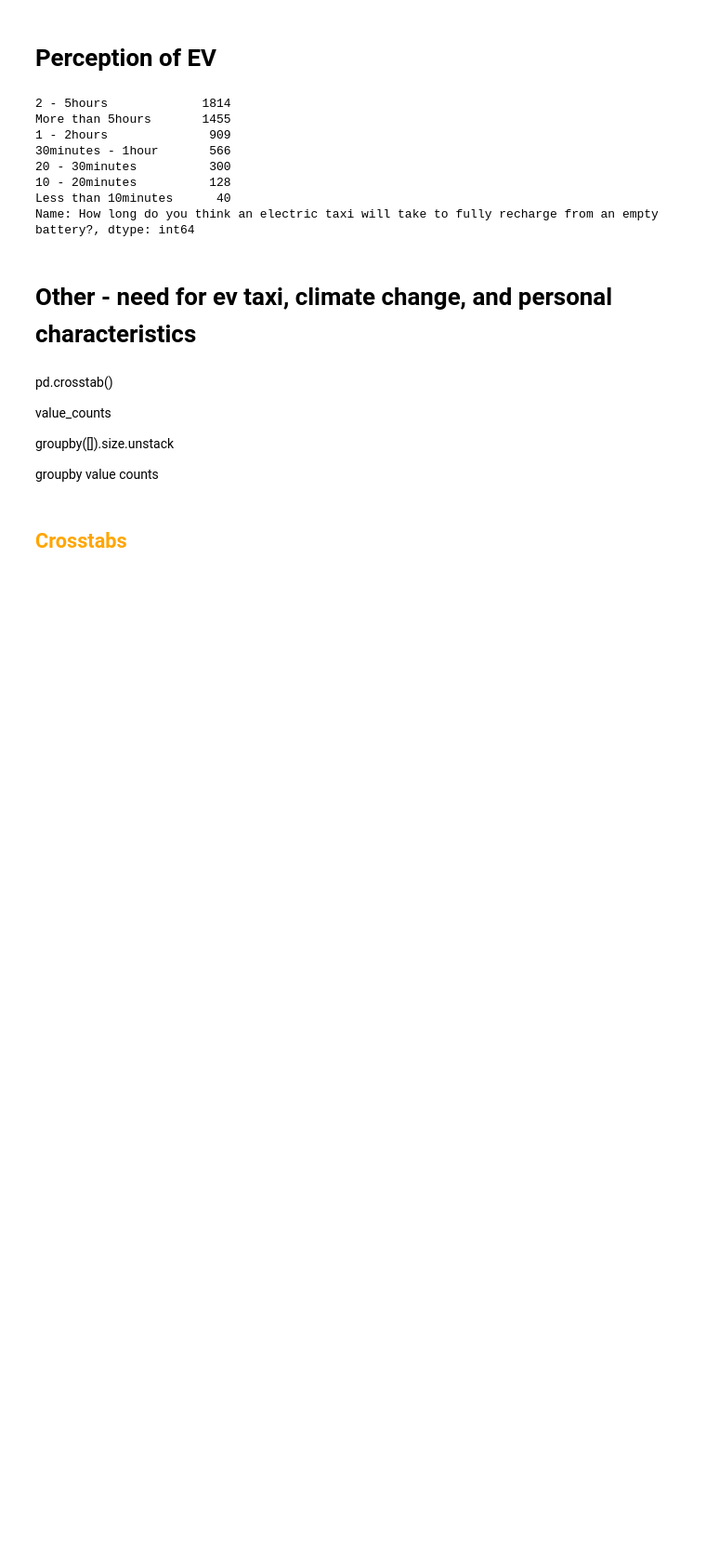
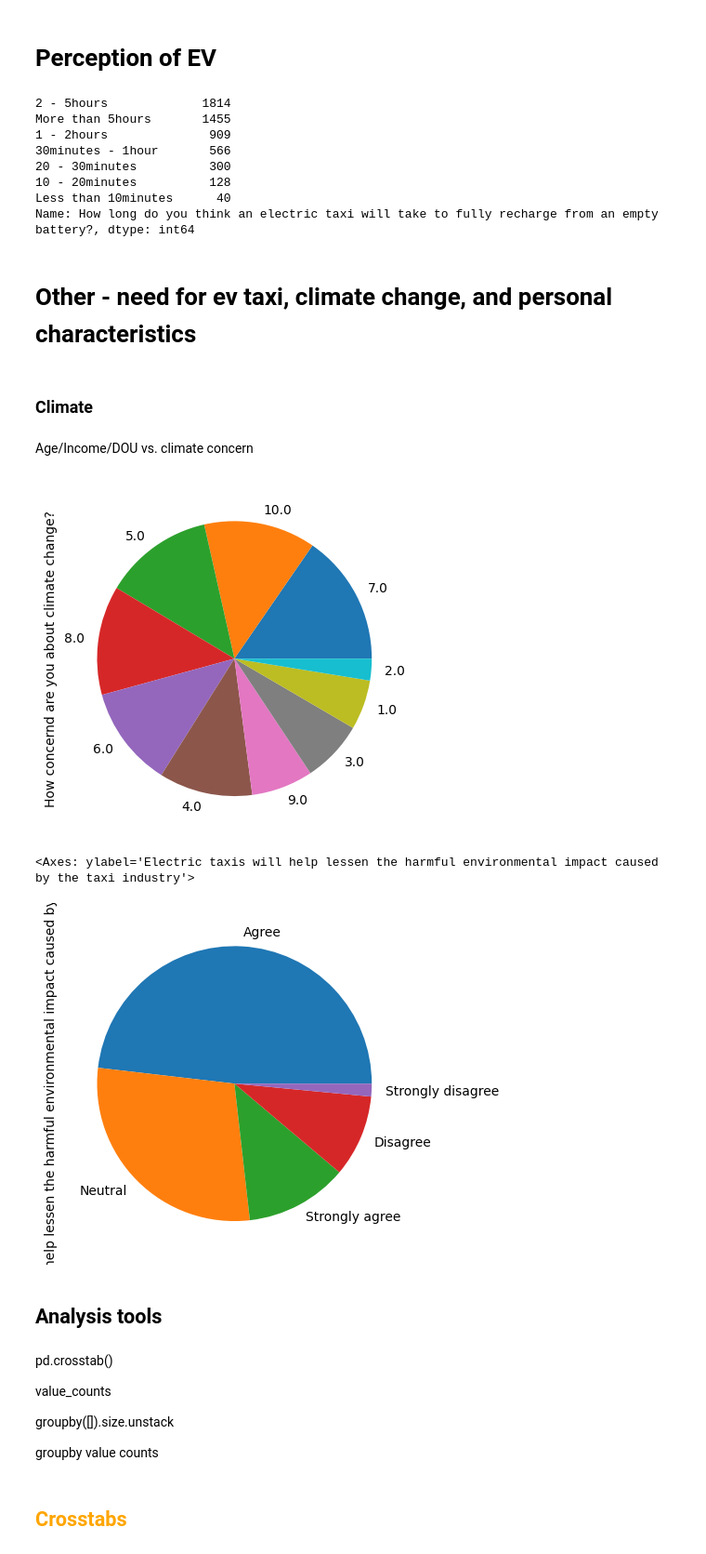
Before and after one commit to ChullEPG/taxi-survey, a Jupyter notebook: taxi_survey_explore.ipynb, the cells around one changed output. Shown at 93% size. Drawn from its saved outputs; the diff is of its cells as text; code cells hidden in the pictures; blank space fills up the shorter version.

```diff
--- a/taxi_survey_explore.ipynb
+++ b/taxi_survey_explore.ipynb
@@ -67,0 +229,5 @@ pd.DataFrame(age.value_counts())
+# %%
+df['benefits_of_etaxi_exploded'] = df[driver_questions[8]].str.split(';')
+exploded_df = df.explode('benefits_of_etaxi_exploded', demographics[4])
+exploded_df['age'] = exploded_df[demographics[4]]
+exploded_df
@@ -232,6 +569,8 @@ Name: How long do you think an electric taxi will take to fully recharge from an
 need_for_e_taxi = df.columns[81:84]
 possible_to_buy_ev = df[need_for_e_taxi[0]]
 no_longer_possible_to_buy_ICE = df[need_for_e_taxi[1]]
+# %% [markdown]
+### Climate
 # %%
 climate_change = df.columns[84:89]
 climate_concern = df[climate_change[0]]
@@ -239,6 +578,16 @@ climate_taxis_should_reduce_env_impact = df[climate_change[1]]
 climate_ICE_taxis_harm_environment = df[climate_change[2]]
 climate_EV_taxis_help_environment = df[climate_change[3]]
 climate_govt_should_switch_to_ev = df[climate_change[4]]
+# %% [markdown]
+Age/Income/DOU vs. climate concern
+# %%
+climate_concern.value_counts().plot(kind='pie')
+plt.show()
+climate_EV_taxis_help_environment.value_counts().plot(kind='pie')
+# %% [output]
+[figure, added]
+<Axes: ylabel='Electric taxis will help lessen the harmful environmental impact caused by the taxi industry'>
+[figure, added]
 # %%
 personal_characteristics = df.columns[89:92]
 personal_risk_taker = df[personal_characteristics[0]]
@@ -249,3 +596,5 @@ personal_trust_tech = df[personal_characteristics[2]]
+# %% [markdown]
+## Analysis tools
 # %% [markdown]
 pd.crosstab()
 
```
Also changed, not shown: parts of 36 cells of this notebook.
